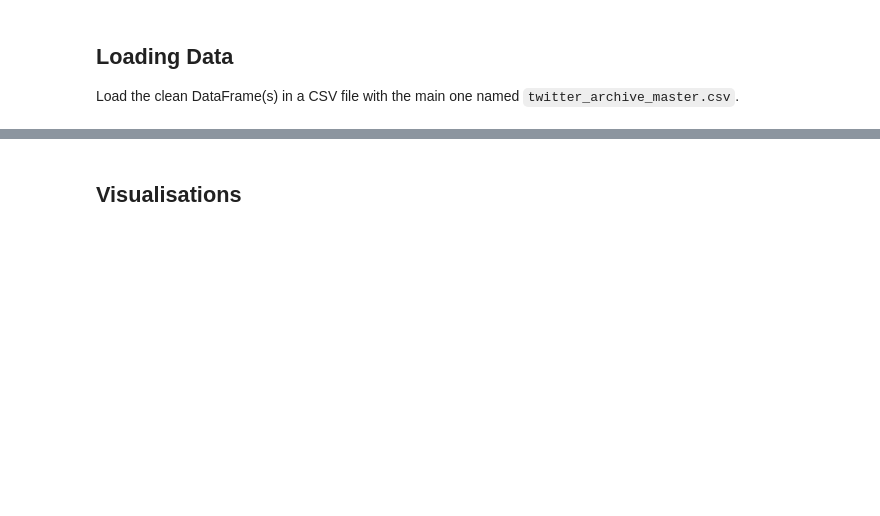
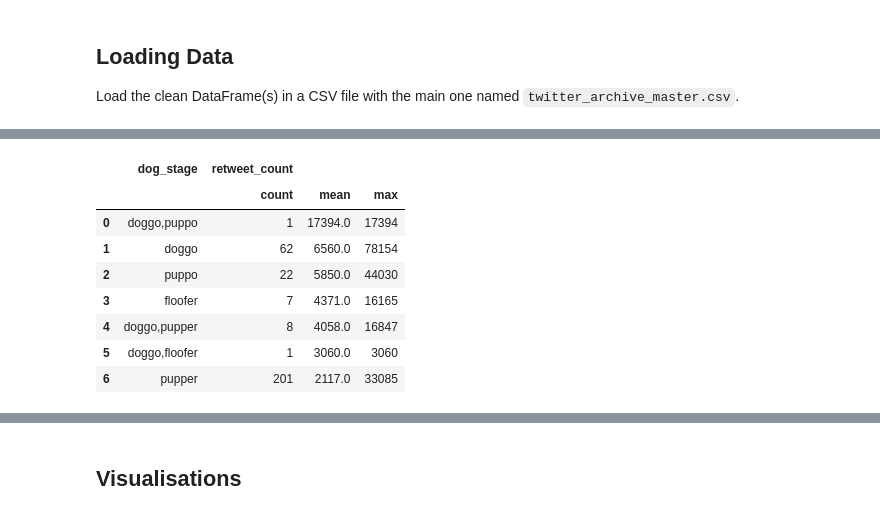
Before and after one commit to SVGoogle/Twitter-API-Data-Analysis, a Jupyter notebook: wrangle_act.ipynb, the cells around one changed output, grey strips where cells are left out. Cells and saved outputs as stored; diff of their text form; code cells hidden in the pictures; blank space fills up the shorter version.

```diff
--- a/wrangle_act.ipynb
+++ b/wrangle_act.ipynb
@@ -901,0 +925,18 @@ Load the clean DataFrame(s) in a CSV file with the main one named `twitter_archi
+# %%
+pd.set_option('display.precision', 1)
+# Most popular dog stage by retweet or favorite count
+(df.groupby('dog_stage').agg(['count', 'mean', 'max'])
+ .loc[:, ['retweet_count']].round(0)
+ .sort_values(('retweet_count', 'mean'), ascending=False)
+ .reset_index()
+ .style.background_gradient())
+# %% [output]
+|  | dog_stage | retweet_count |  |  |
+|  |  | count | mean | max |
+| 0 | doggo,puppo | 1 | 17394.0 | 17394 |
+| 1 | doggo | 62 | 6560.0 | 78154 |
+| 2 | puppo | 22 | 5850.0 | 44030 |
+| 3 | floofer | 7 | 4371.0 | 16165 |
+| 4 | doggo,pupper | 8 | 4058.0 | 16847 |
+| 5 | doggo,floofer | 1 | 3060.0 | 3060 |
+| 6 | pupper | 201 | 2117.0 | 33085 |
```
Also changed, not shown: parts of 15 cells of this notebook, 1 other file.
